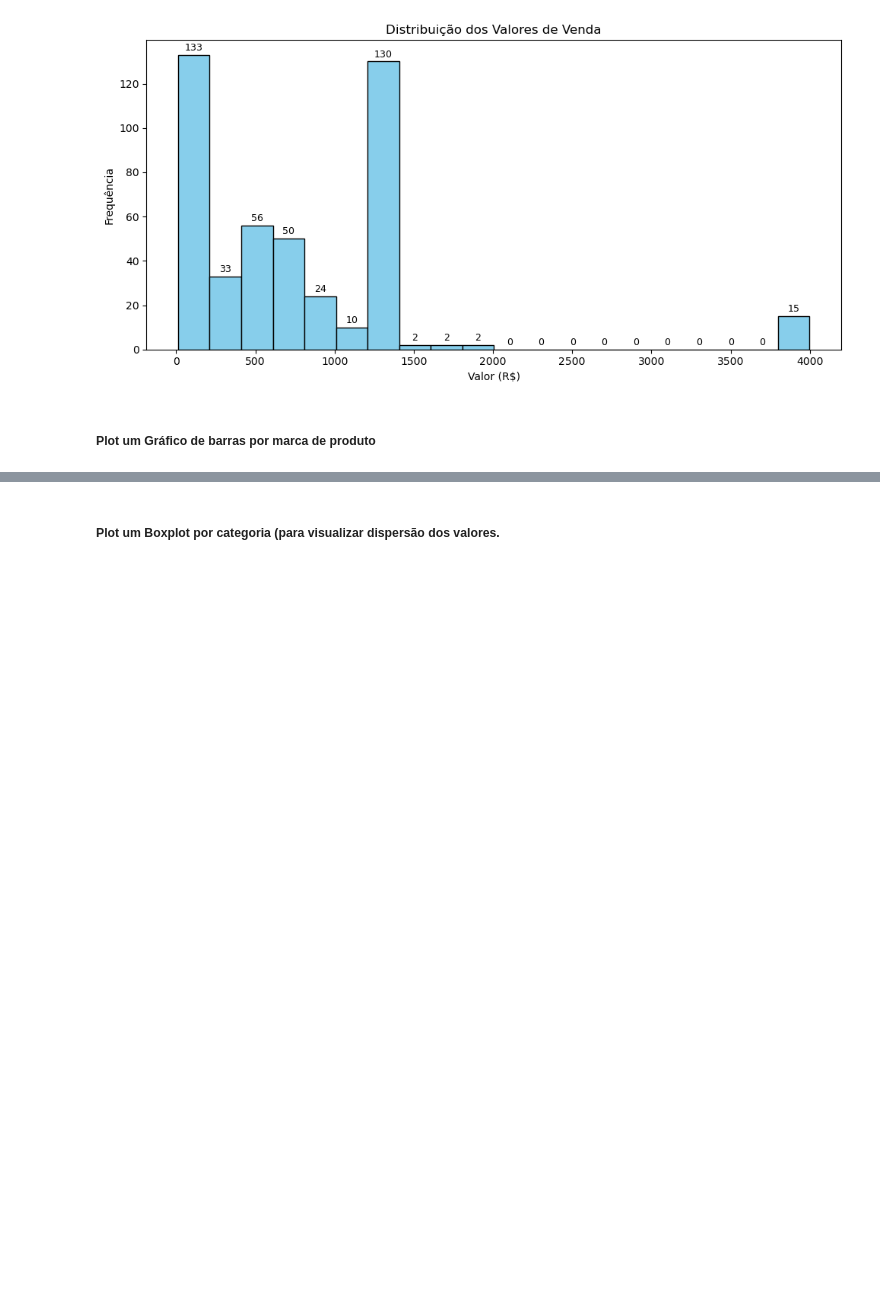
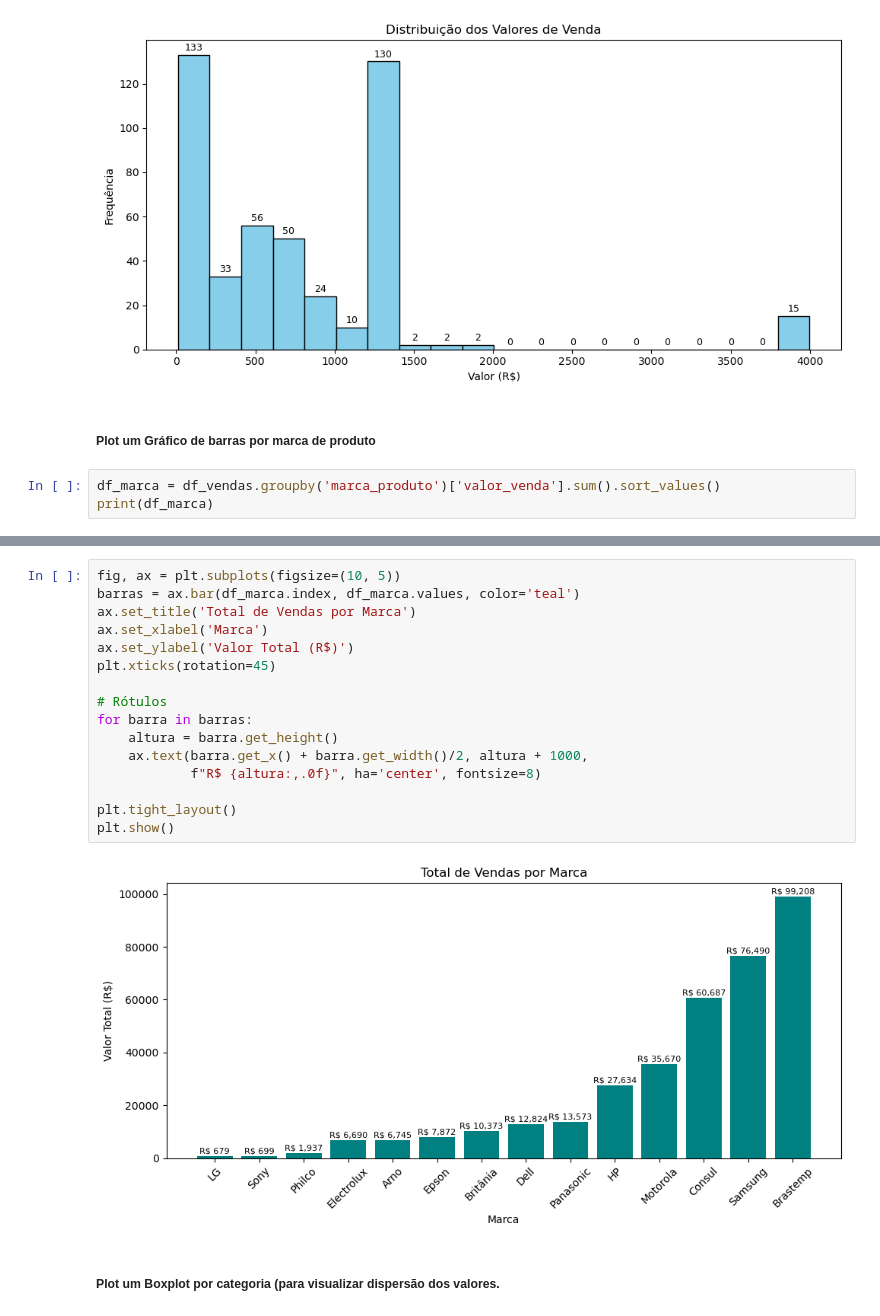
Before and after one commit to renato-albuquerque/python_aula04_digital_college, a Jupyter notebook: notebook_vendas_projeto_xpto_alunos.ipynb, the cells around one changed output, grey strips where cells are left out. Drawn from its saved outputs; the diff is of its cells as text; blank space fills up the shorter version.

```diff
--- a/notebook_vendas_projeto_xpto_alunos.ipynb
+++ b/notebook_vendas_projeto_xpto_alunos.ipynb
@@ -289,3 +289,6 @@ plt.show()
 [figure]
 # %% [markdown]
 ##### Plot um Gráfico de barras por marca de produto
+# %%
+df_marca = df_vendas.groupby('marca_produto')['valor_venda'].sum().sort_values()
+print(df_marca)
@@ -292,2 +312,20 @@ plt.show()
+# %%
+fig, ax = plt.subplots(figsize=(10, 5))
+barras = ax.bar(df_marca.index, df_marca.values, color='teal')
+ax.set_title('Total de Vendas por Marca')
+ax.set_xlabel('Marca')
+ax.set_ylabel('Valor Total (R$)')
+plt.xticks(rotation=45)
+
+# Rótulos
+for barra in barras:
+    altura = barra.get_height()
+    ax.text(barra.get_x() + barra.get_width()/2, altura + 1000,
+            f"R$ {altura:,.0f}", ha='center', fontsize=8)
+
+plt.tight_layout()
+plt.show()
+# %% [output]
+[figure, added]
 # %% [markdown]
 ##### Plot um Boxplot por categoria (para visualizar dispersão dos valores.
```
Also changed, not shown: parts of 5 cells of this notebook.
